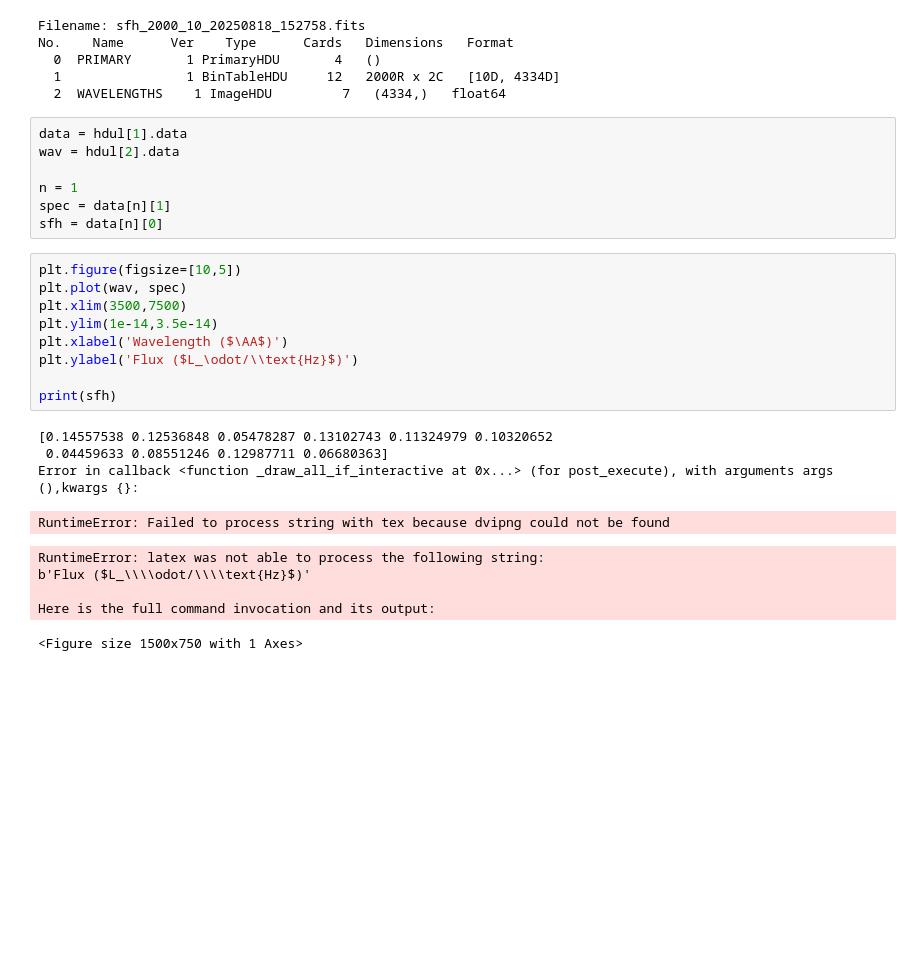
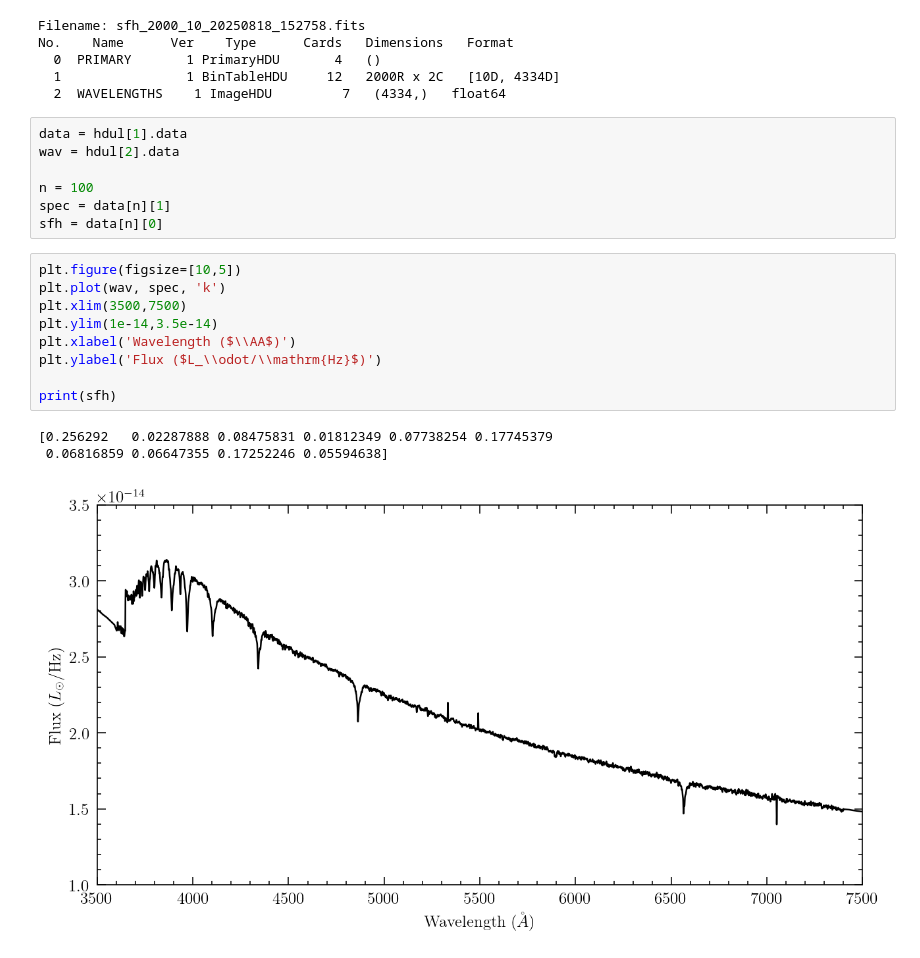
Before and after one commit to vernica-mehta/honours-project, a Jupyter notebook: sfh_test.ipynb, the cells around one changed output. Cells and saved outputs as stored; diff of their text form; blank space fills up the shorter version.

```diff
--- a/sfh_test.ipynb
+++ b/sfh_test.ipynb
@@ -15,25 +15,19 @@ No.    Name      Ver    Type      Cards   Dimensions   Format
 data = hdul[1].data
 wav = hdul[2].data
 
-n = 1
+n = 100
 spec = data[n][1]
 sfh = data[n][0]
 # %%
 plt.figure(figsize=[10,5])
-plt.plot(wav, spec)
+plt.plot(wav, spec, 'k')
 plt.xlim(3500,7500)
 plt.ylim(1e-14,3.5e-14)
-plt.xlabel('Wavelength ($\AA$)')
-plt.ylabel('Flux ($L_\odot/\\text{Hz}$)')
+plt.xlabel('Wavelength ($\\AA$)')
+plt.ylabel('Flux ($L_\\odot/\\mathrm{Hz}$)')
 
 print(sfh)
 # %% [output]
-[0.14557538 0.12536848 0.05478287 0.13102743 0.11324979 0.10320652
- 0.04459633 0.08551246 0.12987711 0.06680363]
-Error in callback <function _draw_all_if_interactive at 0x...> (for post_execute), with arguments args (),kwargs {}:
+[0.256292   0.02287888 0.08475831 0.01812349 0.07738254 0.17745379
+ 0.06816859 0.06647355 0.17252246 0.05594638]
-RuntimeError: Failed to process string with tex because dvipng could not be found
-RuntimeError: latex was not able to process the following string:
-b'Flux ($L_\\\\odot/\\\\text{Hz}$)'
-
-Here is the full command invocation and its output:
-<Figure size 1500x750 with 1 Axes>
+[figure, added]
```
